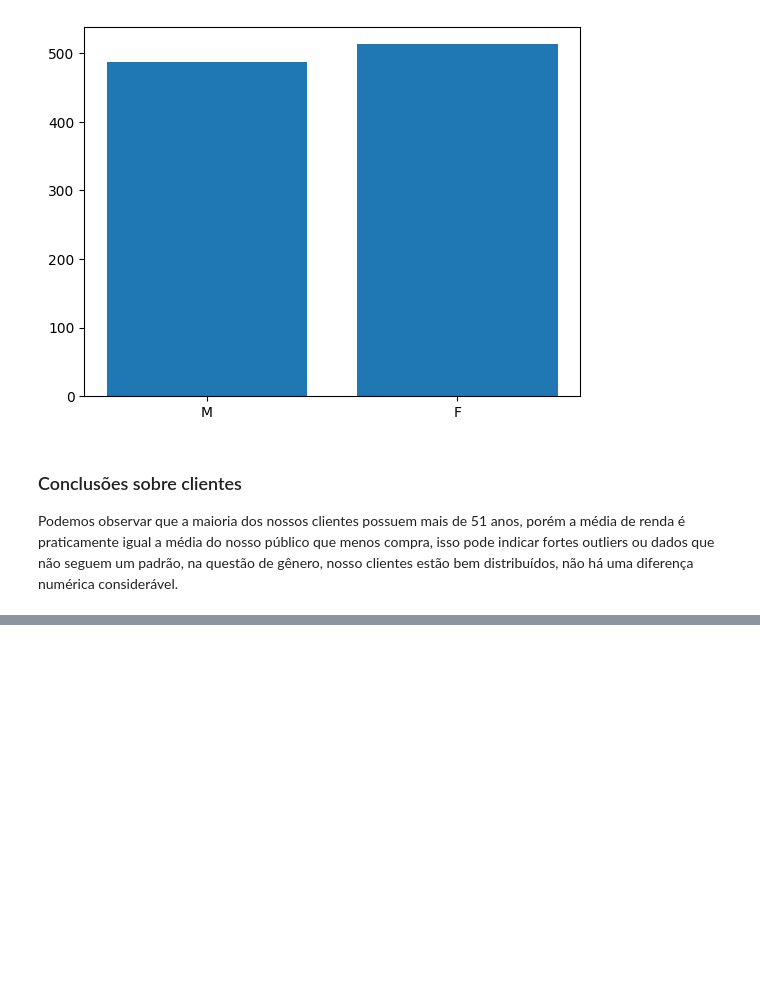
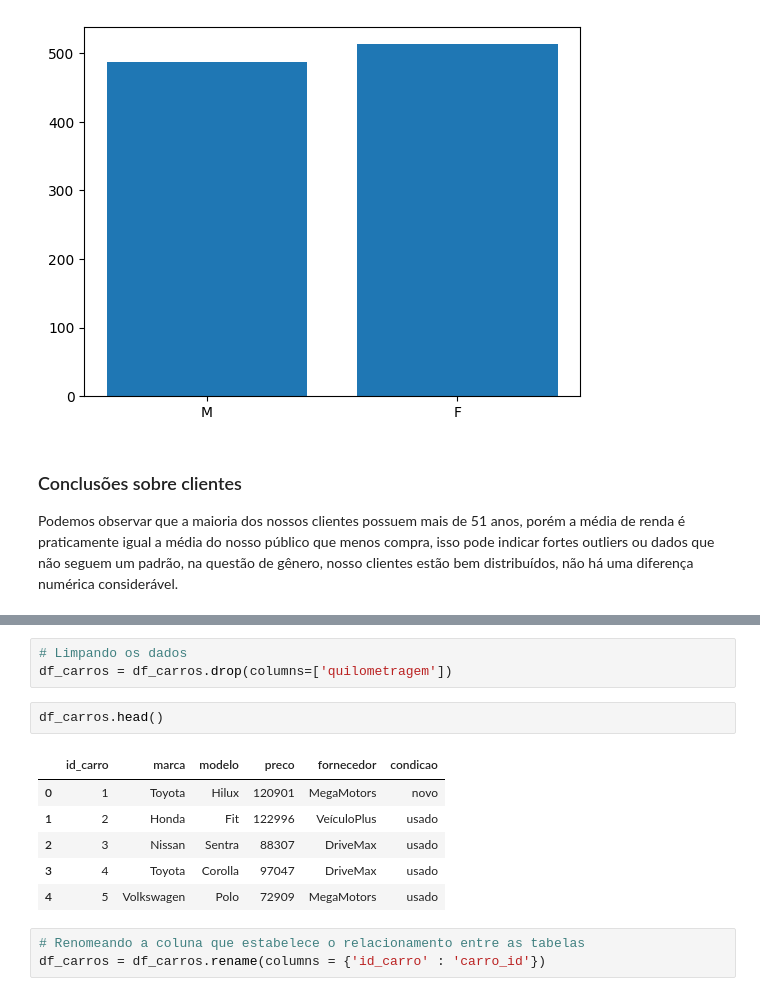
Before and after one commit to DanielBorbafs/adventury_motors, a Jupyter notebook: notebook/analise_vendas.ipynb, the cells around one changed output, grey strips where cells are left out. Drawn from its saved outputs; the diff is of its cells as text; blank space fills up the shorter version.

```diff
--- a/notebook/analise_vendas.ipynb
+++ b/notebook/analise_vendas.ipynb
@@ -178,0 +192,15 @@ Podemos observar que a maioria dos nossos clientes possuem mais de 51 anos, por
+# %%
+# Limpando os dados
+df_carros = df_carros.drop(columns=['quilometragem'])
+# %%
+df_carros.head()
+# %% [output]
+|  | id_carro | marca | modelo | preco | fornecedor | condicao |
+| 0 | 1 | Toyota | Hilux | 120901 | MegaMotors | novo |
+| 1 | 2 | Honda | Fit | 122996 | VeículoPlus | usado |
+| 2 | 3 | Nissan | Sentra | 88307 | DriveMax | usado |
+| 3 | 4 | Toyota | Corolla | 97047 | DriveMax | usado |
+| 4 | 5 | Volkswagen | Polo | 72909 | MegaMotors | usado |
+# %%
+# Renomeando a coluna que estabelece o relacionamento entre as tabelas
+df_carros = df_carros.rename(columns = {'id_carro' : 'carro_id'})
```
Also changed, not shown: parts of 11 cells of this notebook.
